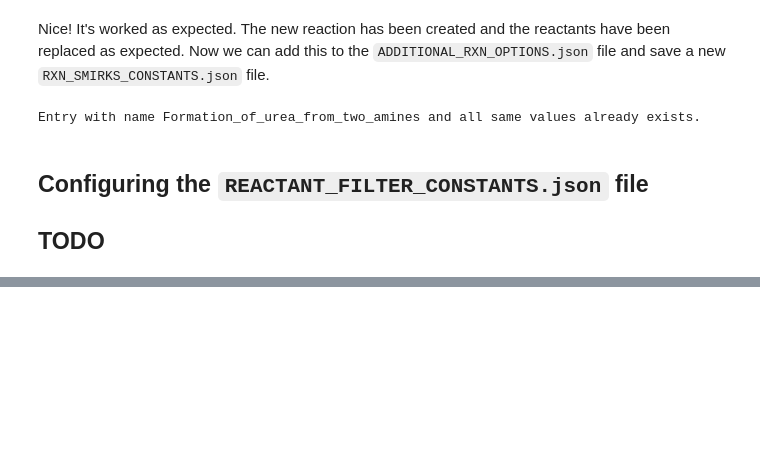
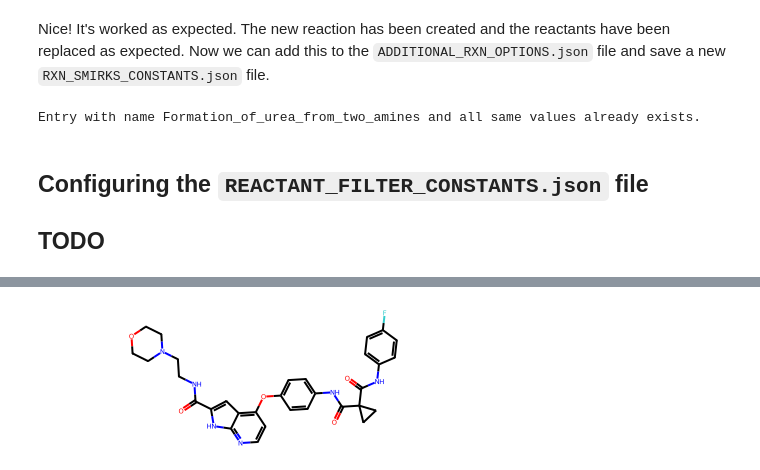
Before and after one commit to kate-fie/syndirella, a Jupyter notebook: examples/fairydust/configure_fairydust.ipynb, the cells around one changed output, grey strips where cells are left out. Cells and saved outputs as stored; diff of their text form; code cells hidden in the pictures; blank space fills up the shorter version.

```diff
--- a/examples/fairydust/configure_fairydust.ipynb
+++ b/examples/fairydust/configure_fairydust.ipynb
@@ -401,0 +610,4 @@ with open(path, 'w') as file:
+# %%
+mol
+# %% [output]
+[figure, added]
```
Also changed, not shown: parts of 14 cells of this notebook, 2 other files.
